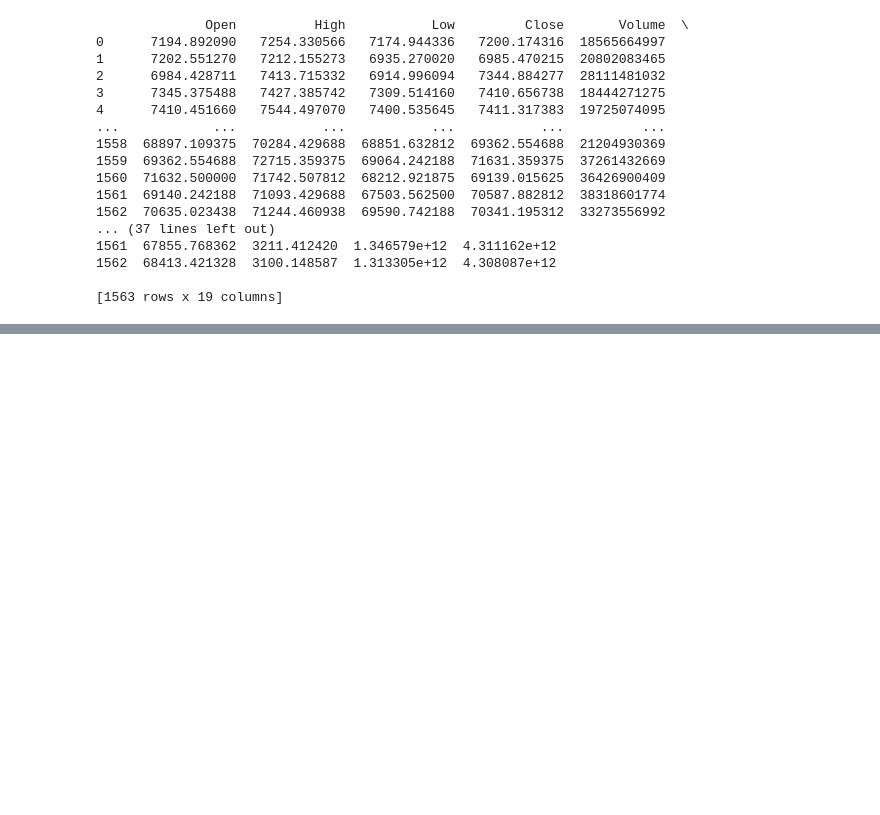
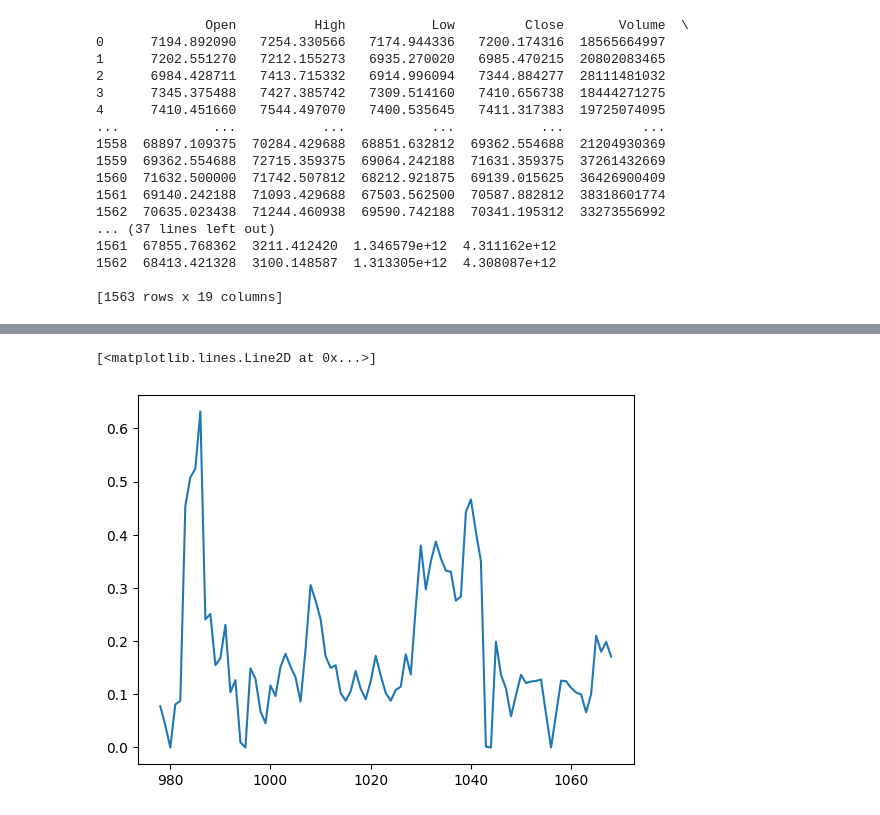
Before and after one commit to mason-lee19/stockTrader_NEAT, a Jupyter notebook: Notebooks/workplace.ipynb, the cells around one changed output, grey strips where cells are left out. Saved outputs shown, nothing was run; the diff lists cells and outputs as text; code cells hidden in the pictures; blank space fills up the shorter version.

```diff
--- a/Notebooks/workplace.ipynb
+++ b/Notebooks/workplace.ipynb
@@ -29,3 +30,22 @@ print(df)
 1562  68413.421328  3100.148587  1.313305e+12  4.308087e+12
 
 [1563 rows x 19 columns]
+# %%
+def normalize_data(col):
+    rolling_max = col.rolling(window=90, min_periods=30).max()
+    rolling_min = col.rolling(window=90, min_periods=30).min()
+
+    normalized_col = (col - rolling_min) / (rolling_max-rolling_min)
+
+    return normalized_col
+# %%
+start_index = 900
+run_df = df[start_index:start_index+120]
+run_df.drop(columns=['ticker'],inplace=True)
+run_df.dropna(inplace=True)
+column_names = run_df.columns.tolist()
+
+normalized_df = run_df.apply(normalize_data)
+normalized_df.dropna(inplace=True)
+normalized_df.reset_index(inplace=True)
+normalized_df
@@ -31,0 +74,5 @@ print(df)
+# %%
+plt.plot(normalized_df['Open'])
+# %% [output]
+[<matplotlib.lines.Line2D at 0x...>]
+[figure, added]
```
Also changed, not shown: parts of 6 cells of this notebook, 8 other files.
